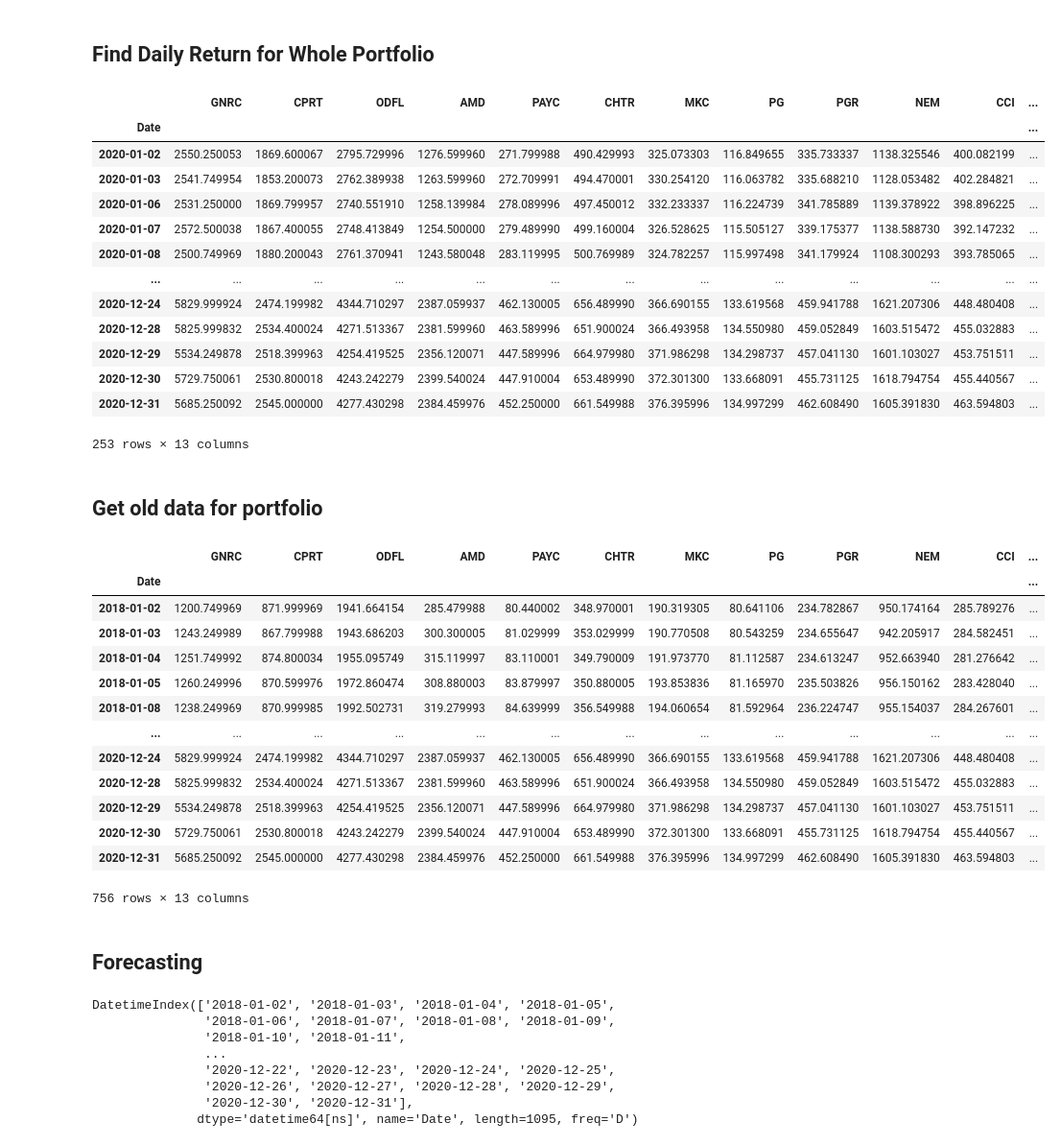
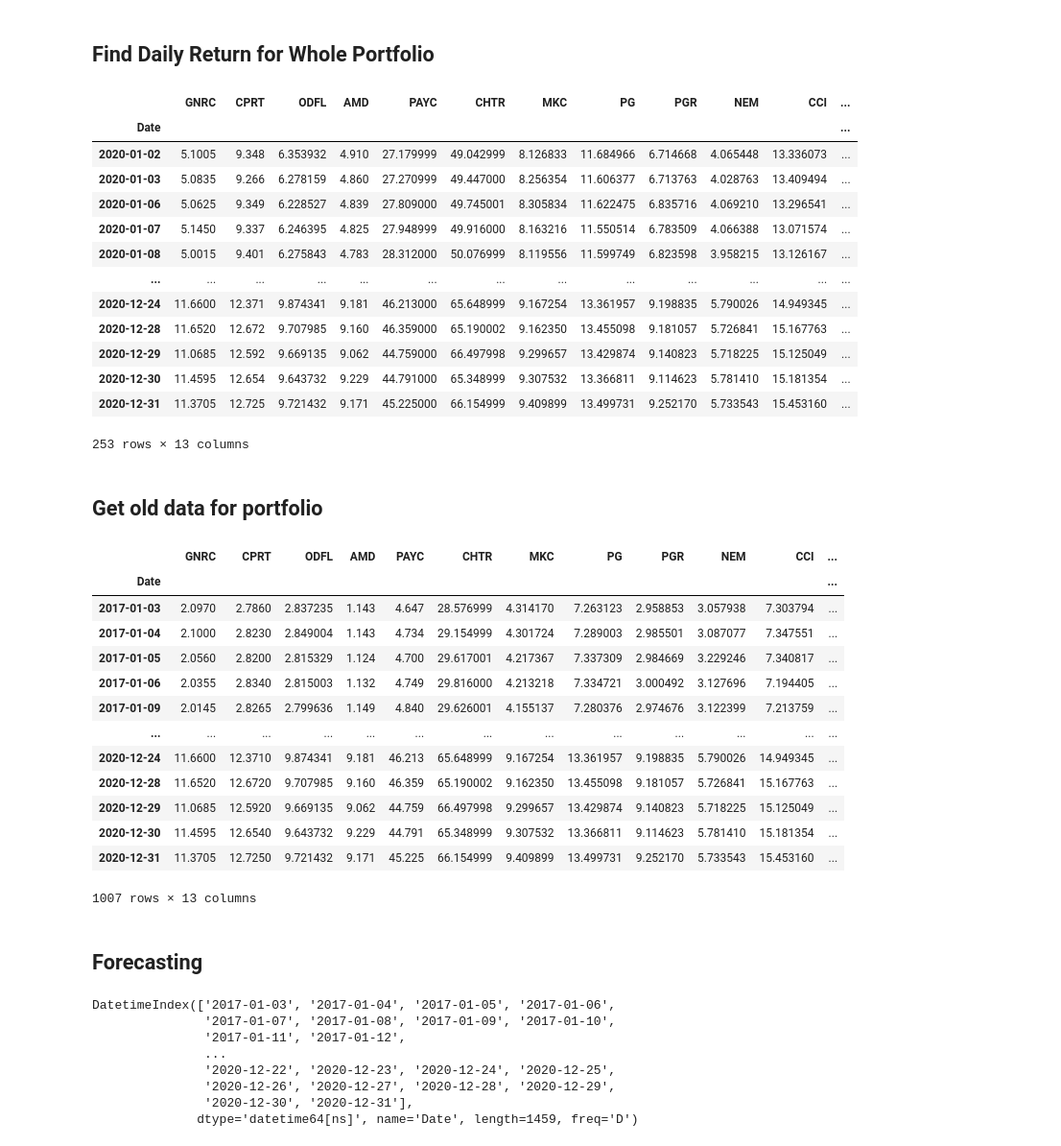
Before and after one commit to janvi-bit/FA-Group6, a Jupyter notebook: Python4Finance-main/Consolidated v2.ipynb, the cells around one changed output. Shown at 96% size. Saved outputs shown, nothing was run; the diff lists cells and outputs as text; code cells hidden in the pictures.

```diff
--- a/Python4Finance-main/Consolidated v2.ipynb
+++ b/Python4Finance-main/Consolidated v2.ipynb
@@ -157,25 +157,25 @@ def get_port_daily_return(sdate, edate, shares, tickers):
 # %%
 port_list = ["GNRC", "CPRT", "ODFL", "AMD", "PAYC", "CHTR", "MKC", "PG", "PGR", "NEM", "CCI"]
 
-port_shares = []
+port_shares = [0.05,0.1,0.05,0.1,0.1,0.1,0.1,0.1,0.1,0.1,0.1]
 
 tot_port_df = get_port_daily_return('2020-01-02', '2020-12-31',
                                     port_shares, port_list)
 tot_port_df
 # %% [output]
 |  | GNRC | CPRT | ODFL | AMD | PAYC | CHTR | MKC | PG | PGR | NEM | CCI | ... |
 | Date |  |  |  |  |  |  |  |  |  |  |  | ... |
-| 2020-01-02 | 2550.250053 | 1869.600067 | 2795.729996 | 1276.599960 | 271.799988 | 490.429993 | 325.073303 | 116.849655 | 335.733337 | 1138.325546 | 400.082199 | ... |
-| 2020-01-03 | 2541.749954 | 1853.200073 | 2762.389938 | 1263.599960 | 272.709991 | 494.470001 | 330.254120 | 116.063782 | 335.688210 | 1128.053482 | 402.284821 | ... |
-| 2020-01-06 | 2531.250000 | 1869.799957 | 2740.551910 | 1258.139984 | 278.089996 | 497.450012 | 332.233337 | 116.224739 | 341.785889 | 1139.378922 | 398.896225 | ... |
-| 2020-01-07 | 2572.500038 | 1867.400055 | 2748.413849 | 1254.500000 | 279.489990 | 499.160004 | 326.528625 | 115.505127 | 339.175377 | 1138.588730 | 392.147232 | ... |
-| 2020-01-08 | 2500.749969 | 1880.200043 | 2761.370941 | 1243.580048 | 283.119995 | 500.769989 | 324.782257 | 115.997498 | 341.179924 | 1108.300293 | 393.785065 | ... |
+| 2020-01-02 | 5.1005 | 9.348 | 6.353932 | 4.910 | 27.179999 | 49.042999 | 8.126833 | 11.684966 | 6.714668 | 4.065448 | 13.336073 | ... |
+| 2020-01-03 | 5.0835 | 9.266 | 6.278159 | 4.860 | 27.270999 | 49.447000 | 8.256354 | 11.606377 | 6.713763 | 4.028763 | 13.409494 | ... |
+| 2020-01-06 | 5.0625 | 9.349 | 6.228527 | 4.839 | 27.809000 | 49.745001 | 8.305834 | 11.622475 | 6.835716 | 4.069210 | 13.296541 | ... |
+| 2020-01-07 | 5.1450 | 9.337 | 6.246395 | 4.825 | 27.948999 | 49.916000 | 8.163216 | 11.550514 | 6.783509 | 4.066388 | 13.071574 | ... |
+| 2020-01-08 | 5.0015 | 9.401 | 6.275843 | 4.783 | 28.312000 | 50.076999 | 8.119556 | 11.599749 | 6.823598 | 3.958215 | 13.126167 | ... |
 | ... | ... | ... | ... | ... | ... | ... | ... | ... | ... | ... | ... | ... |
-| 2020-12-24 | 5829.999924 | 2474.199982 | 4344.710297 | 2387.059937 | 462.130005 | 656.489990 | 366.690155 | 133.619568 | 459.941788 | 1621.207306 | 448.480408 | ... |
-| 2020-12-28 | 5825.999832 | 2534.400024 | 4271.513367 | 2381.599960 | 463.589996 | 651.900024 | 366.493958 | 134.550980 | 459.052849 | 1603.515472 | 455.032883 | ... |
-| 2020-12-29 | 5534.249878 | 2518.399963 | 4254.419525 | 2356.120071 | 447.589996 | 664.979980 | 371.986298 | 134.298737 | 457.041130 | 1601.103027 | 453.751511 | ... |
-| 2020-12-30 | 5729.750061 | 2530.800018 | 4243.242279 | 2399.540024 | 447.910004 | 653.489990 | 372.301300 | 133.668091 | 455.731125 | 1618.794754 | 455.440567 | ... |
-| 2020-12-31 | 5685.250092 | 2545.000000 | 4277.430298 | 2384.459976 | 452.250000 | 661.549988 | 376.395996 | 134.997299 | 462.608490 | 1605.391830 | 463.594803 | ... |
+| 2020-12-24 | 11.6600 | 12.371 | 9.874341 | 9.181 | 46.213000 | 65.648999 | 9.167254 | 13.361957 | 9.198835 | 5.790026 | 14.949345 | ... |
+| 2020-12-28 | 11.6520 | 12.672 | 9.707985 | 9.160 | 46.359000 | 65.190002 | 9.162350 | 13.455098 | 9.181057 | 5.726841 | 15.167763 | ... |
+| 2020-12-29 | 11.0685 | 12.592 | 9.669135 | 9.062 | 44.759000 | 66.497998 | 9.299657 | 13.429874 | 9.140823 | 5.718225 | 15.125049 | ... |
+| 2020-12-30 | 11.4595 | 12.654 | 9.643732 | 9.229 | 44.791000 | 65.348999 | 9.307532 | 13.366811 | 9.114623 | 5.781410 | 15.181354 | ... |
+| 2020-12-31 | 11.3705 | 12.725 | 9.721432 | 9.171 | 45.225000 | 66.154999 | 9.409899 | 13.499731 | 9.252170 | 5.733543 | 15.453160 | ... |
 253 rows × 13 columns
 # %% [markdown]
 ## Get old data for portfolio
@@ -186,32 +186,32 @@ tot_port_df
 # %% [output]
 |  | GNRC | CPRT | ODFL | AMD | PAYC | CHTR | MKC | PG | PGR | NEM | CCI | ... |
 | Date |  |  |  |  |  |  |  |  |  |  |  | ... |
-| 2018-01-02 | 1200.749969 | 871.999969 | 1941.664154 | 285.479988 | 80.440002 | 348.970001 | 190.319305 | 80.641106 | 234.782867 | 950.174164 | 285.789276 | ... |
-| 2018-01-03 | 1243.249989 | 867.799988 | 1943.686203 | 300.300005 | 81.029999 | 353.029999 | 190.770508 | 80.543259 | 234.655647 | 942.205917 | 284.582451 | ... |
-| 2018-01-04 | 1251.749992 | 874.800034 | 1955.095749 | 315.119997 | 83.110001 | 349.790009 | 191.973770 | 81.112587 | 234.613247 | 952.663940 | 281.276642 | ... |
-| 2018-01-05 | 1260.249996 | 870.599976 | 1972.860474 | 308.880003 | 83.879997 | 350.880005 | 193.853836 | 81.165970 | 235.503826 | 956.150162 | 283.428040 | ... |
-| 2018-01-08 | 1238.249969 | 870.999985 | 1992.502731 | 319.279993 | 84.639999 | 356.549988 | 194.060654 | 81.592964 | 236.224747 | 955.154037 | 284.267601 | ... |
+| 2017-01-03 | 2.0970 | 2.7860 | 2.837235 | 1.143 | 4.647 | 28.576999 | 4.314170 | 7.263123 | 2.958853 | 3.057938 | 7.303794 | ... |
+| 2017-01-04 | 2.1000 | 2.8230 | 2.849004 | 1.143 | 4.734 | 29.154999 | 4.301724 | 7.289003 | 2.985501 | 3.087077 | 7.347551 | ... |
+| 2017-01-05 | 2.0560 | 2.8200 | 2.815329 | 1.124 | 4.700 | 29.617001 | 4.217367 | 7.337309 | 2.984669 | 3.229246 | 7.340817 | ... |
+| 2017-01-06 | 2.0355 | 2.8340 | 2.815003 | 1.132 | 4.749 | 29.816000 | 4.213218 | 7.334721 | 3.000492 | 3.127696 | 7.194405 | ... |
+| 2017-01-09 | 2.0145 | 2.8265 | 2.799636 | 1.149 | 4.840 | 29.626001 | 4.155137 | 7.280376 | 2.974676 | 3.122399 | 7.213759 | ... |
 | ... | ... | ... | ... | ... | ... | ... | ... | ... | ... | ... | ... | ... |
-| 2020-12-24 | 5829.999924 | 2474.199982 | 4344.710297 | 2387.059937 | 462.130005 | 656.489990 | 366.690155 | 133.619568 | 459.941788 | 1621.207306 | 448.480408 | ... |
-| 2020-12-28 | 5825.999832 | 2534.400024 | 4271.513367 | 2381.599960 | 463.589996 | 651.900024 | 366.493958 | 134.550980 | 459.052849 | 1603.515472 | 455.032883 | ... |
-| 2020-12-29 | 5534.249878 | 2518.399963 | 4254.419525 | 2356.120071 | 447.589996 | 664.979980 | 371.986298 | 134.298737 | 457.041130 | 1601.103027 | 453.751511 | ... |
-| 2020-12-30 | 5729.750061 | 2530.800018 | 4243.242279 | 2399.540024 | 447.910004 | 653.489990 | 372.301300 | 133.668091 | 455.731125 | 1618.794754 | 455.440567 | ... |
-| 2020-12-31 | 5685.250092 | 2545.000000 | 4277.430298 | 2384.459976 | 452.250000 | 661.549988 | 376.395996 | 134.997299 | 462.608490 | 1605.391830 | 463.594803 | ... |
+| 2020-12-24 | 11.6600 | 12.3710 | 9.874341 | 9.181 | 46.213 | 65.648999 | 9.167254 | 13.361957 | 9.198835 | 5.790026 | 14.949345 | ... |
+| 2020-12-28 | 11.6520 | 12.6720 | 9.707985 | 9.160 | 46.359 | 65.190002 | 9.162350 | 13.455098 | 9.181057 | 5.726841 | 15.167763 | ... |
+| 2020-12-29 | 11.0685 | 12.5920 | 9.669135 | 9.062 | 44.759 | 66.497998 | 9.299657 | 13.429874 | 9.140823 | 5.718225 | 15.125049 | ... |
+| 2020-12-30 | 11.4595 | 12.6540 | 9.643732 | 9.229 | 44.791 | 65.348999 | 9.307532 | 13.366811 | 9.114623 | 5.781410 | 15.181354 | ... |
+| 2020-12-31 | 11.3705 | 12.7250 | 9.721432 | 9.171 | 45.225 | 66.154999 | 9.409899 | 13.499731 | 9.252170 | 5.733543 | 15.453160 | ... |
-756 rows × 13 columns
+1007 rows × 13 columns
 # %% [markdown]
 ## Forecasting
 # %%
 tot_port_df = tot_port_df.asfreq('d')
 tot_port_df.index
 # %% [output]
-DatetimeIndex(['2018-01-02', '2018-01-03', '2018-01-04', '2018-01-05',
-               '2018-01-06', '2018-01-07', '2018-01-08', '2018-01-09',
-               '2018-01-10', '2018-01-11',
+DatetimeIndex(['2017-01-03', '2017-01-04', '2017-01-05', '2017-01-06',
+               '2017-01-07', '2017-01-08', '2017-01-09', '2017-01-10',
+               '2017-01-11', '2017-01-12',
                ...
                '2020-12-22', '2020-12-23', '2020-12-24', '2020-12-25',
                '2020-12-26', '2020-12-27', '2020-12-28', '2020-12-29',
                '2020-12-30', '2020-12-31'],
-              dtype='datetime64[ns]', name='Date', length=1095, freq='D')
+              dtype='datetime64[ns]', name='Date', length=1459, freq='D')
 # %%
 # Delete NaNs for nontrading days
 tot_port_df = tot_port_df.fillna(method='ffill')
```
Also changed, not shown: parts of 12 cells of this notebook, 19 other files.
